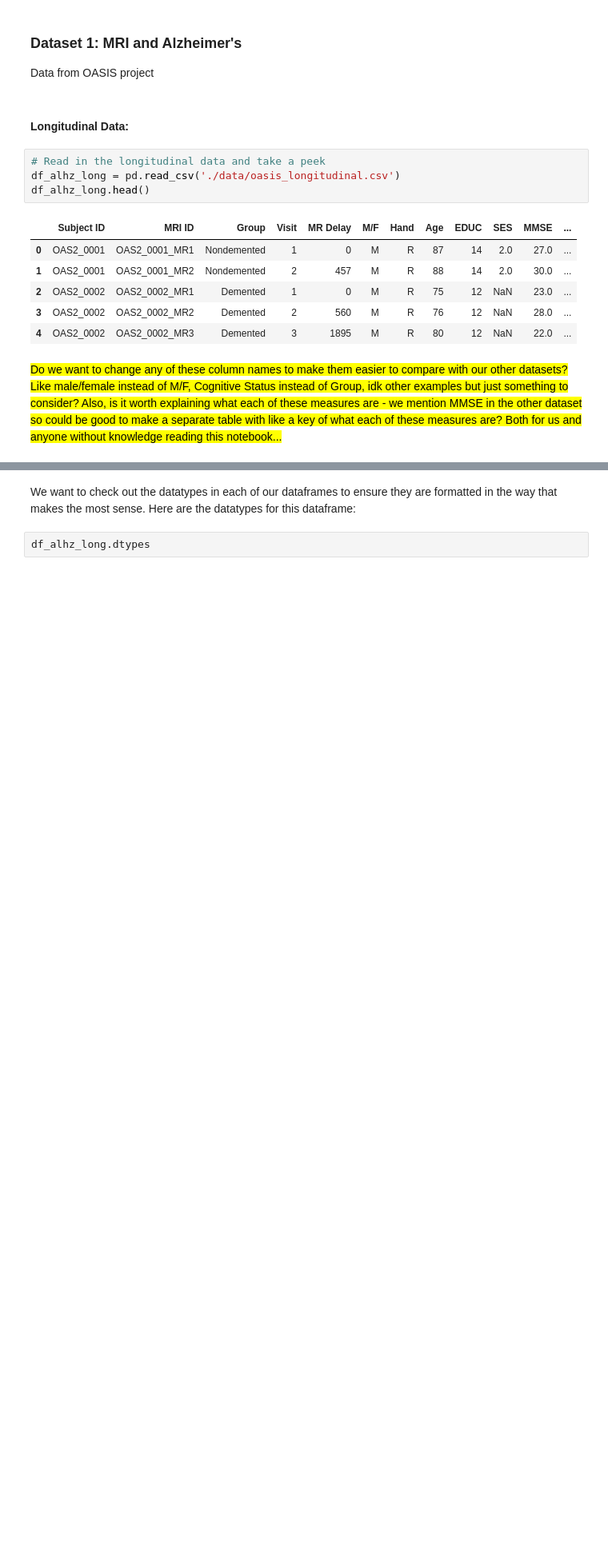
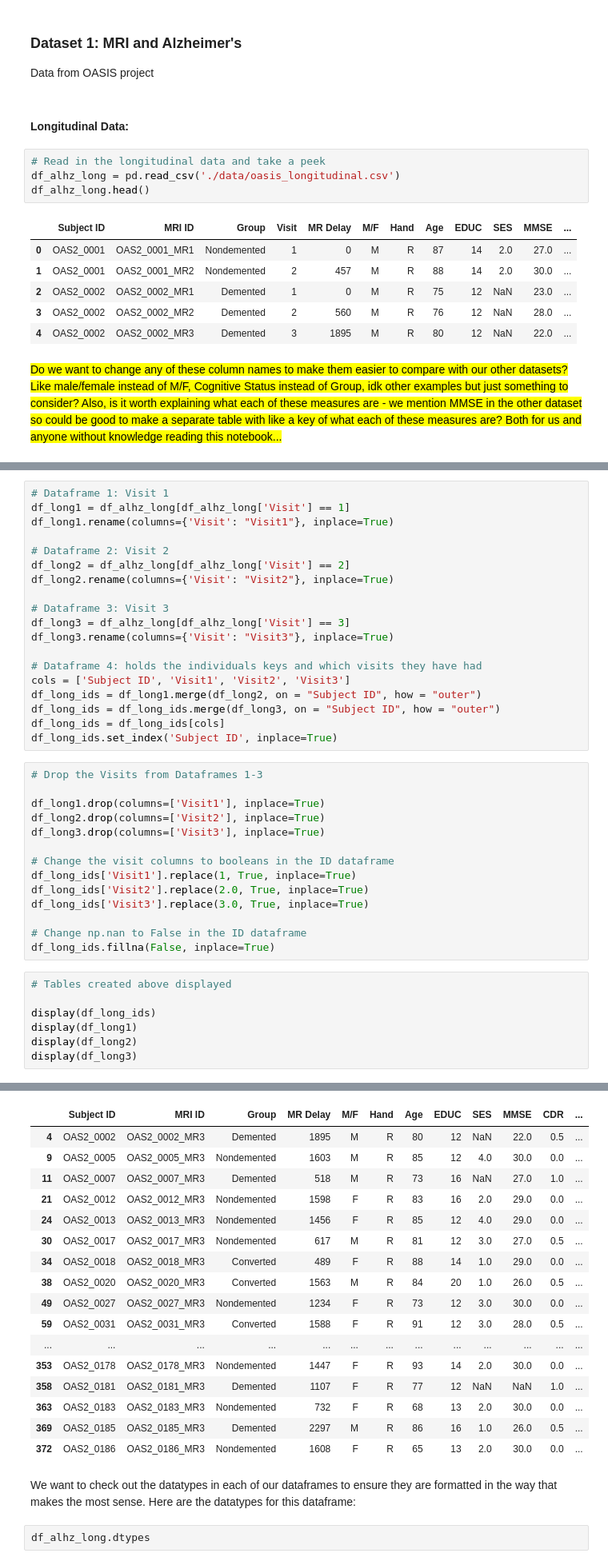
Before and after one commit to marisalong/marisalong.github.io, a Jupyter notebook: DataScienceFinalNotebook.ipynb, the cells around one changed output, grey strips where cells are left out. Shown: that part at 80% size. Cells and saved outputs as stored; diff of their text form; blank space fills up the shorter version.

Commit message:
split up the tables for longitudinal

```diff
--- a/DataScienceFinalNotebook.ipynb
+++ b/DataScienceFinalNotebook.ipynb
@@ -86,0 +93,41 @@ df_alhz_long.head()
+# %%
+# Dataframe 1: Visit 1
+df_long1 = df_alhz_long[df_alhz_long['Visit'] == 1]
+df_long1.rename(columns={'Visit': "Visit1"}, inplace=True)
+
+# Dataframe 2: Visit 2
+df_long2 = df_alhz_long[df_alhz_long['Visit'] == 2]
+df_long2.rename(columns={'Visit': "Visit2"}, inplace=True)
+
+# Dataframe 3: Visit 3
+df_long3 = df_alhz_long[df_alhz_long['Visit'] == 3]
+df_long3.rename(columns={'Visit': "Visit3"}, inplace=True)
+
+# Dataframe 4: holds the individuals keys and which visits they have had
+cols = ['Subject ID', 'Visit1', 'Visit2', 'Visit3']
+df_long_ids = df_long1.merge(df_long2, on = "Subject ID", how = "outer")
+df_long_ids = df_long_ids.merge(df_long3, on = "Subject ID", how = "outer")
+df_long_ids = df_long_ids[cols]
+df_long_ids.set_index('Subject ID', inplace=True)
+# %%
+# Drop the Visits from Dataframes 1-3
+
+df_long1.drop(columns=['Visit1'], inplace=True)
+df_long2.drop(columns=['Visit2'], inplace=True)
+df_long3.drop(columns=['Visit3'], inplace=True)
+
+# Change the visit columns to booleans in the ID dataframe
+df_long_ids['Visit1'].replace(1, True, inplace=True)
+df_long_ids['Visit2'].replace(2.0, True, inplace=True)
+df_long_ids['Visit3'].replace(3.0, True, inplace=True)
+
+# Change np.nan to False in the ID dataframe
+df_long_ids.fillna(False, inplace=True)
+# %%
+# Tables created above displayed
+
+display(df_long_ids)
+display(df_long1)
+display(df_long2)
+display(df_long3)
+# %% [output]
@@ -87,3 +174,20 @@ df_alhz_long.head()
+|  | Subject ID | MRI ID | Group | MR Delay | M/F | Hand | Age | EDUC | SES | MMSE | CDR | ... |
+| 4 | OAS2_0002 | OAS2_0002_MR3 | Demented | 1895 | M | R | 80 | 12 | NaN | 22.0 | 0.5 | ... |
+| 9 | OAS2_0005 | OAS2_0005_MR3 | Nondemented | 1603 | M | R | 85 | 12 | 4.0 | 30.0 | 0.0 | ... |
+| 11 | OAS2_0007 | OAS2_0007_MR3 | Demented | 518 | M | R | 73 | 16 | NaN | 27.0 | 1.0 | ... |
+| 21 | OAS2_0012 | OAS2_0012_MR3 | Nondemented | 1598 | F | R | 83 | 16 | 2.0 | 29.0 | 0.0 | ... |
+| 24 | OAS2_0013 | OAS2_0013_MR3 | Nondemented | 1456 | F | R | 85 | 12 | 4.0 | 29.0 | 0.0 | ... |
+| 30 | OAS2_0017 | OAS2_0017_MR3 | Nondemented | 617 | M | R | 81 | 12 | 3.0 | 27.0 | 0.5 | ... |
+| 34 | OAS2_0018 | OAS2_0018_MR3 | Converted | 489 | F | R | 88 | 14 | 1.0 | 29.0 | 0.0 | ... |
+| 38 | OAS2_0020 | OAS2_0020_MR3 | Converted | 1563 | M | R | 84 | 20 | 1.0 | 26.0 | 0.5 | ... |
+| 49 | OAS2_0027 | OAS2_0027_MR3 | Nondemented | 1234 | F | R | 73 | 12 | 3.0 | 30.0 | 0.0 | ... |
+| 59 | OAS2_0031 | OAS2_0031_MR3 | Converted | 1588 | F | R | 91 | 12 | 3.0 | 28.0 | 0.5 | ... |
+| ... | ... | ... | ... | ... | ... | ... | ... | ... | ... | ... | ... | ... |
+| 353 | OAS2_0178 | OAS2_0178_MR3 | Nondemented | 1447 | F | R | 93 | 14 | 2.0 | 30.0 | 0.0 | ... |
+| 358 | OAS2_0181 | OAS2_0181_MR3 | Demented | 1107 | F | R | 77 | 12 | NaN | NaN | 1.0 | ... |
+| 363 | OAS2_0183 | OAS2_0183_MR3 | Nondemented | 732 | F | R | 68 | 13 | 2.0 | 30.0 | 0.0 | ... |
+| 369 | OAS2_0185 | OAS2_0185_MR3 | Demented | 2297 | M | R | 86 | 16 | 1.0 | 26.0 | 0.5 | ... |
+| 372 | OAS2_0186 | OAS2_0186_MR3 | Nondemented | 1608 | F | R | 65 | 13 | 2.0 | 30.0 | 0.0 | ... |
 # %% [markdown]
 We want to check out the datatypes in each of our dataframes to ensure they are formatted in the way that makes the most sense. Here are the datatypes for this dataframe:
 # %%
```
Also changed, not shown: parts of 12 cells of this notebook.
